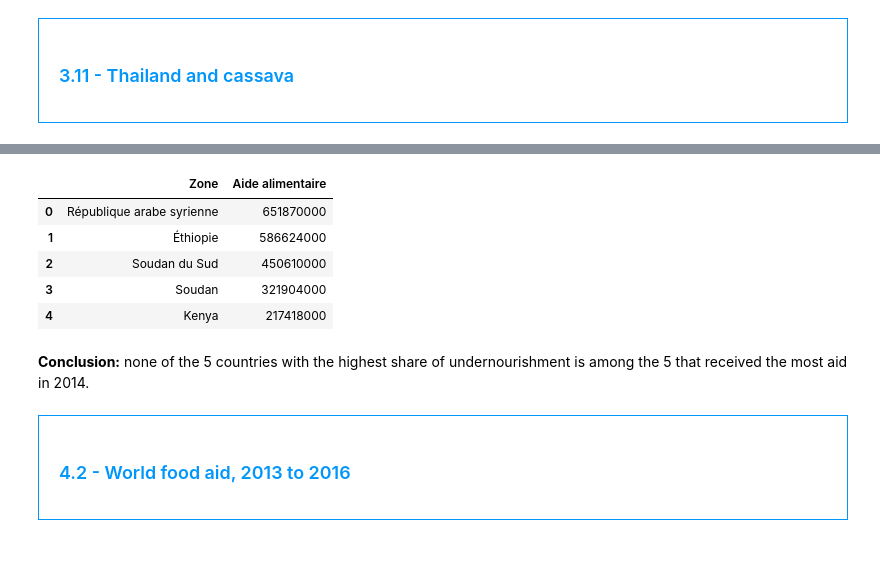
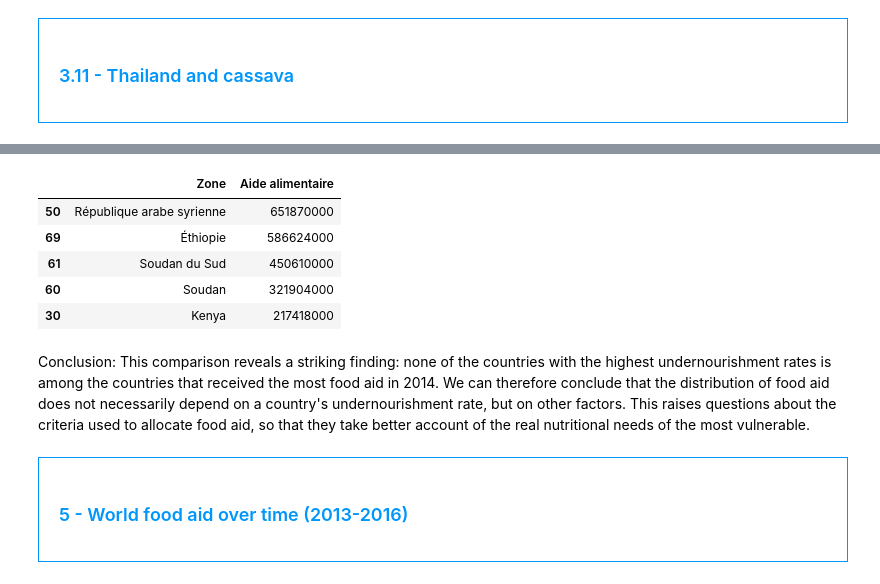
Before and after one commit to axeldrtdata/global-food-security, a Jupyter notebook: notebooks/01_food_security_analysis.ipynb, the cells around one changed output, grey strips where cells are left out. Drawn from its saved outputs; the diff is of its cells as text; code cells hidden in the pictures; blank space fills up the shorter version.

```diff
--- a/notebooks/01_food_security_analysis.ipynb
+++ b/notebooks/01_food_security_analysis.ipynb
@@ -188,5 +181,0 @@ aide_alimentaire.head(5)
-# %%
-# Food aid is in tonnes: convert it to kilograms
-aide_alimentaire = aide_alimentaire.rename(columns={'Pays bénéficiaire': 'Zone', 'Valeur': 'Aide alimentaire'})
-aide_alimentaire['Aide alimentaire'] = aide_alimentaire['Aide alimentaire'] * 1000
-aide_alimentaire.head(5)
@@ -424,0 +229,8 @@ More than a third of the world's cereals are used to produce meat, eggs and dair
+# %%
+#Renaming the Pays bénéficiaire column to Zone
+aide_alimentaire = aide_alimentaire.rename(columns={'Pays bénéficiaire':'Zone'})
+# %%
+#Renaming the Valeur column to Aide alimentaire
+#Multiplying the Aide alimentaire column, given in tonnes, by 1000 to get kg
+aide_alimentaire = aide_alimentaire.rename(columns={'Valeur':'Aide alimentaire'})
+aide_alimentaire['Aide alimentaire'] = aide_alimentaire['Aide alimentaire'] * 1000
@@ -625,17 +901,20 @@ population_sous_nutrition_2014.nlargest(5, 'Proportion %')[['Zone', 'Proportion
 # %%
-aid_2014 = (aide_alimentaire[aide_alimentaire['Année'] == 2014]
-            .groupby('Zone')['Aide alimentaire'].sum().sort_values(ascending=False).reset_index())
-aid_2014.head(5)
+# #Displaying the 5 countries that received the most food aid in 2014
+aide_alimentaire_2014 = aide_alimentaire[aide_alimentaire['Année'] == 2014]
+aide_alimentaire_2014 = aide_alimentaire_2014.groupby('Zone')['Aide alimentaire'].sum().reset_index()
+aide_alimentaire_2014 = aide_alimentaire_2014.sort_values(by='Aide alimentaire', ascending=False)
+aide_alimentaire_2014.head(5)
 # %% [output]
 |  | Zone | Aide alimentaire |
-| 0 | République arabe syrienne | 651870000 |
-| 1 | Éthiopie | 586624000 |
-| 2 | Soudan du Sud | 450610000 |
-| 3 | Soudan | 321904000 |
-| 4 | Kenya | 217418000 |
+| 50 | République arabe syrienne | 651870000 |
+| 69 | Éthiopie | 586624000 |
+| 61 | Soudan du Sud | 450610000 |
+| 60 | Soudan | 321904000 |
+| 30 | Kenya | 217418000 |
-# %% [markdown]
-**Conclusion:** none of the 5 countries with the highest share of undernourishment is among the 5 that received the most aid in 2014.
+# %% [markdown]
+Conclusion:
+This comparison reveals a striking finding: none of the countries with the highest undernourishment rates is among the countries that received the most food aid in 2014. We can therefore conclude that the distribution of food aid does not necessarily depend on a country's undernourishment rate, but on other factors. This raises questions about the criteria used to allocate food aid, so that they take better account of the real nutritional needs of the most vulnerable.
 # %% [markdown]
 <div style="border: 1px solid RGB(0,150,250);" >
-<h3 style="margin: auto; padding: 20px; color: RGB(0,150,250); ">4.2 - World food aid, 2013 to 2016</h3>
+<h3 style="margin: auto; padding: 20px; color: RGB(0,150,250); ">5 - World food aid over time (2013-2016)</h3>
 </div>
```
Also changed, not shown: parts of 188 cells of this notebook.
